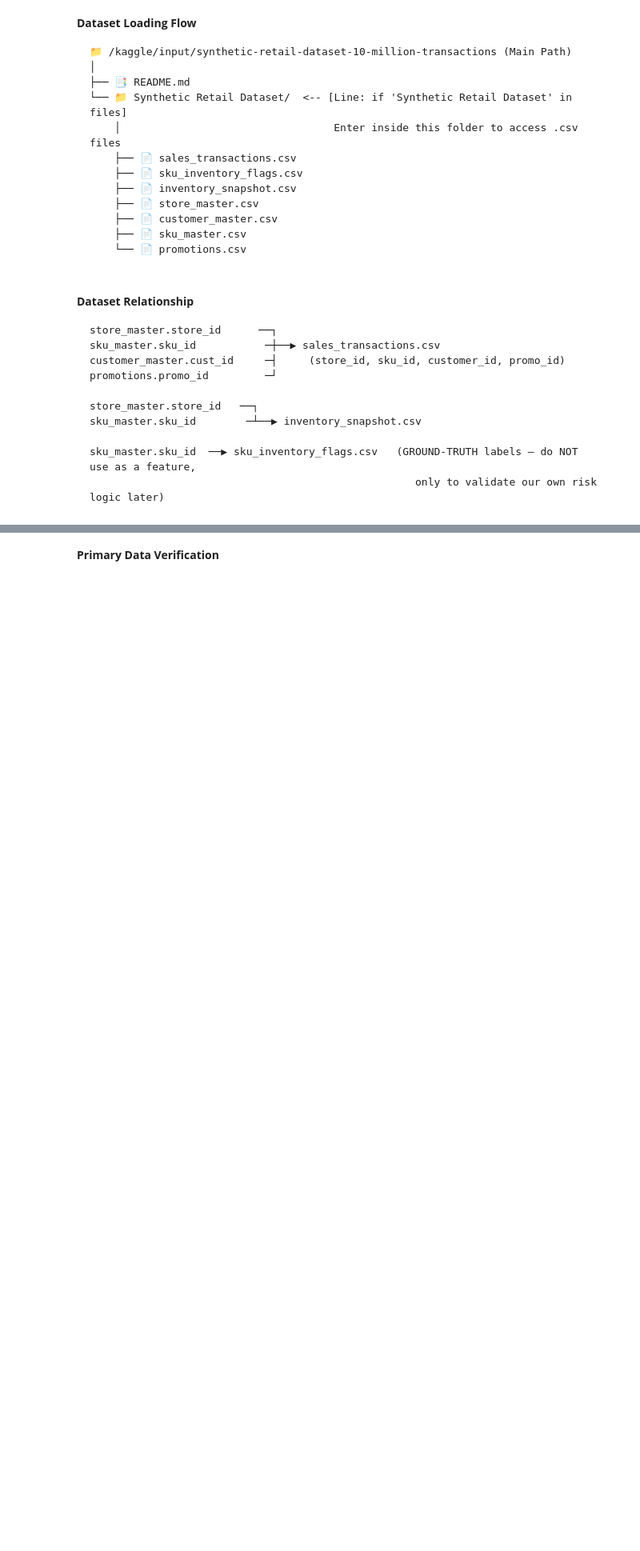
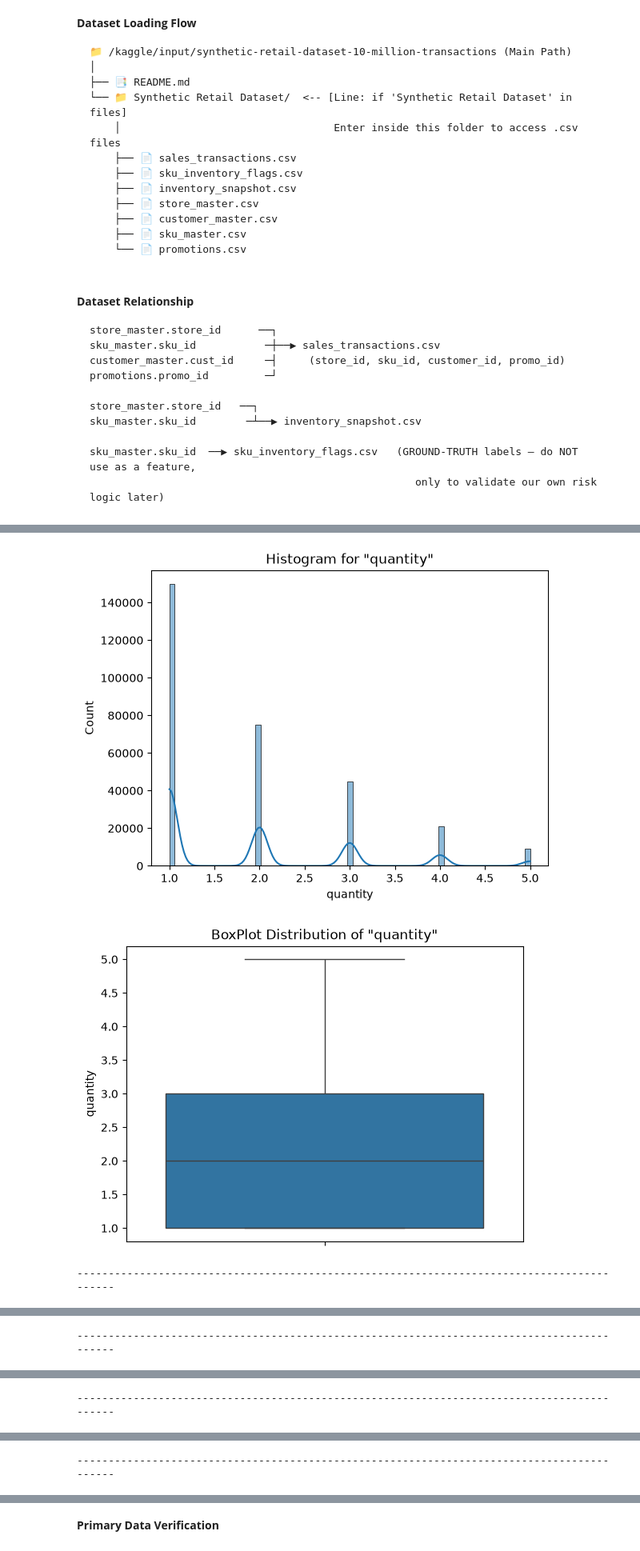
Before and after one commit to Rayyan-DevSpace/Zidio-Data-Science-Analytics-Internship, a Jupyter notebook: 02_Data_Quality_&_Cleaning.ipynb, the cells around one changed output, grey strips where cells are left out. Shown at 80% size. Cells and saved outputs as stored; diff of their text form; code cells hidden in the pictures; blank space fills up the shorter version.

```diff
--- a/02_Data_Quality_&_Cleaning.ipynb
+++ b/02_Data_Quality_&_Cleaning.ipynb
@@ -111,0 +114,21 @@ for file in csv_files:
+# %%
+# import  zipfile
+
+# base_path = r"Datasets\retail_contaminated_dataset.zip"
+
+# with zipfile.ZipFile(base_path, 'r' ) as zip_ref:
+#     zip_ref.extractall(r"Datasets\extracted_files")
+
+
+files = os.listdir(r"Datasets\extracted_files")
+print("Files:", files)
+
+csv_files = [f for f in files if f.endswith(".csv")]
+
+df = {}
+for file in csv_files:
+    file_path = os.path.join(r"Datasets\extracted_files", file)
+    df_name = file.replace('.csv', '')
+
+    df[df_name] = pd.read_csv(file_path)
+    print(f"Loaded: {file} (Shape: {df[df_name].shape})")
@@ -154,0 +389,24 @@ for name, table in df.items():
+# %%
+df_sales = df['sales_transactions'].iloc[:300000]
+# %%
+columns = ['quantity', 'unit_price', 'total_value', 'discount_pct']
+# %%
+for col in columns:
+    # 1. Histogram
+    sns.histplot(data=df_sales, x=col,kde=True)
+    plt.title(f"Histogram for \"{col}\"")
+    plt.show()
+
+    # 2. Boxplot
+    sns.boxplot(data=df_sales, y=col)
+    # plt.yscale("log")
+    plt.title(f"BoxPlot Distribution of \"{col}\"")
+    plt.show()
+
+    print(
+        "-------------------------------------------------------------------------------------------"
+    )
+# %% [output]
+[figure, added]
+[figure, added]
+-------------------------------------------------------------------------------------------
@@ -154,0 +415 @@ for name, table in df.items():
+-------------------------------------------------------------------------------------------
@@ -154,0 +418 @@ for name, table in df.items():
+-------------------------------------------------------------------------------------------
@@ -155 +421,2 @@ for name, table in df.items():
+-------------------------------------------------------------------------------------------
 # %% [markdown]
```
Also changed, not shown: parts of 19 cells of this notebook, 1 other file.
